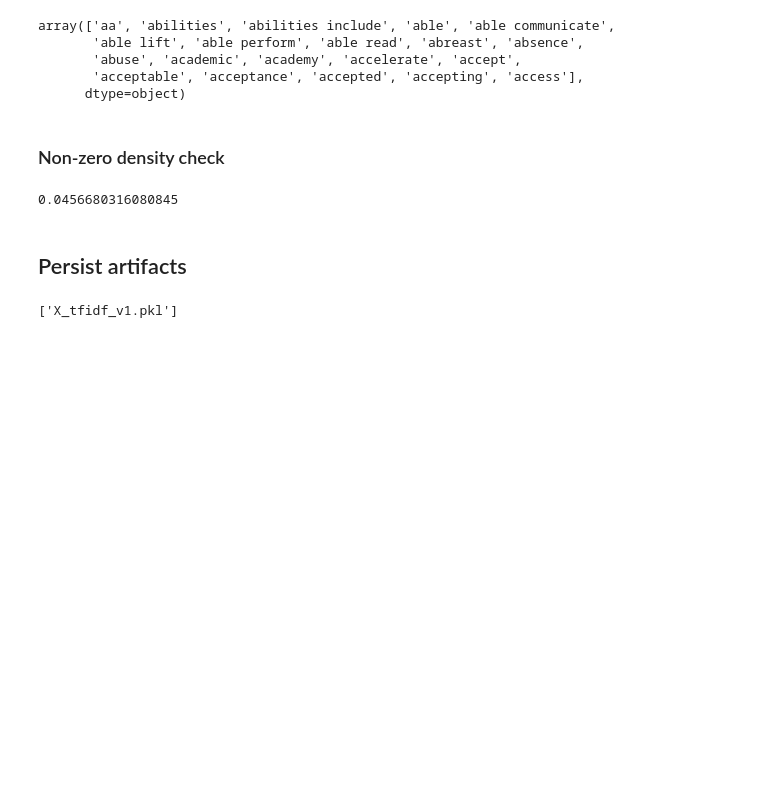
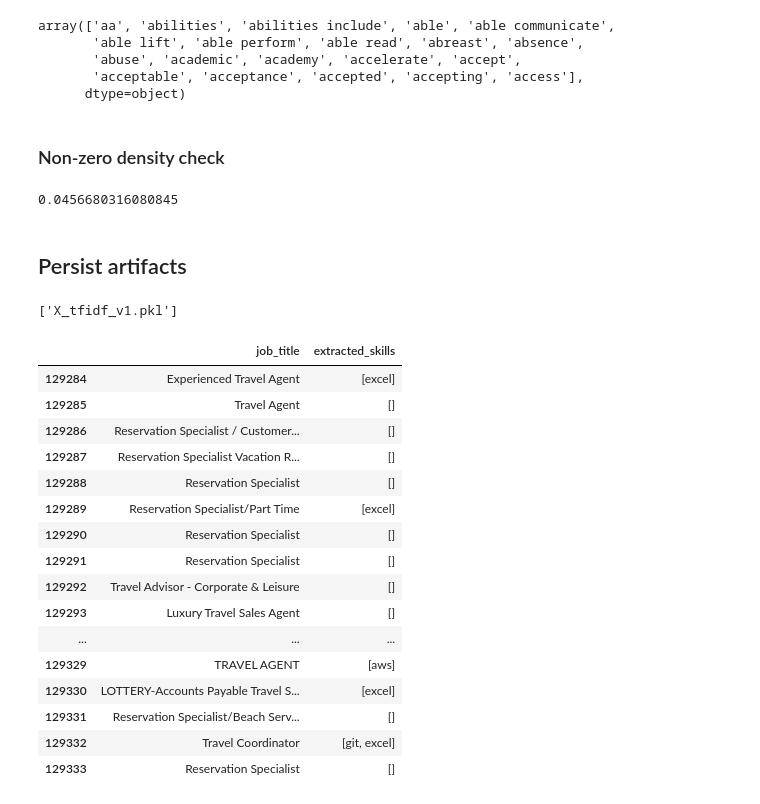
Before and after one commit to sufyan14/job-market-intelligence-system, a Jupyter notebook: notebooks/02_text_processing.ipynb, the cells around one changed output. Saved outputs shown, nothing was run; the diff lists cells and outputs as text; code cells hidden in the pictures; blank space fills up the shorter version.

Commit message:
feat(nlp): add vocabulary-based skill extraction v1

```diff
--- a/notebooks/02_text_processing.ipynb
+++ b/notebooks/02_text_processing.ipynb
@@ -300,3 +300,45 @@ joblib.dump(tfidf, "tfidf_vectorizer_v1.pkl")
 joblib.dump(X_tfidf, "X_tfidf_v1.pkl")
 # %% [output]
 ['X_tfidf_v1.pkl']
+# %%
+SKILL_VOCAB = {
+    "python", "java", "sql", "excel", "power bi", "tableau",
+    "machine learning", "deep learning", "nlp",
+    "tensorflow", "pytorch",
+    "aws", "azure", "gcp",
+    "docker", "kubernetes",
+    "react", "node", "fastapi", "django",
+    "git", "linux"
+}
+# %%
+def extract_skills(text, skill_vocab):
+    found = set()
+    text = text.lower()
+    for skill in skill_vocab:
+        if skill in text:
+            found.add(skill)
+    return list(found)
+
+combined_canonical["extracted_skills"] = combined_canonical[
+    "clean_description"
+].apply(lambda x: extract_skills(x, SKILL_VOCAB))
+# %%
+combined_canonical[["job_title", "extracted_skills"]].tail(50)
+# %% [output]
+|  | job_title | extracted_skills |
+| 129284 | Experienced Travel Agent | [excel] |
+| 129285 | Travel Agent | [] |
+| 129286 | Reservation Specialist / Customer... | [] |
+| 129287 | Reservation Specialist Vacation R... | [] |
+| 129288 | Reservation Specialist | [] |
+| 129289 | Reservation Specialist/Part Time | [excel] |
+| 129290 | Reservation Specialist | [] |
+| 129291 | Reservation Specialist | [] |
+| 129292 | Travel Advisor - Corporate & Leisure | [] |
+| 129293 | Luxury Travel Sales Agent | [] |
+| ... | ... | ... |
+| 129329 | TRAVEL AGENT | [aws] |
+| 129330 | LOTTERY-Accounts Payable Travel S... | [excel] |
+| 129331 | Reservation Specialist/Beach Serv... | [] |
+| 129332 | Travel Coordinator | [git, excel] |
+| 129333 | Reservation Specialist | [] |
```
